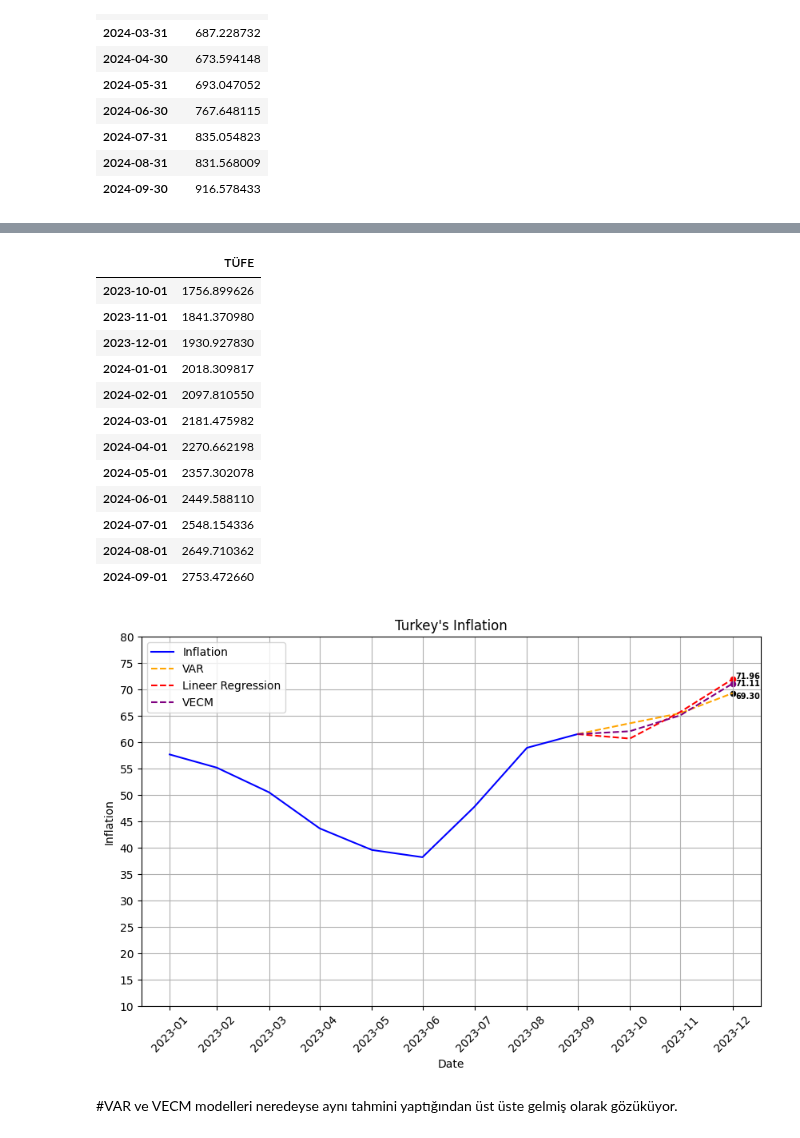
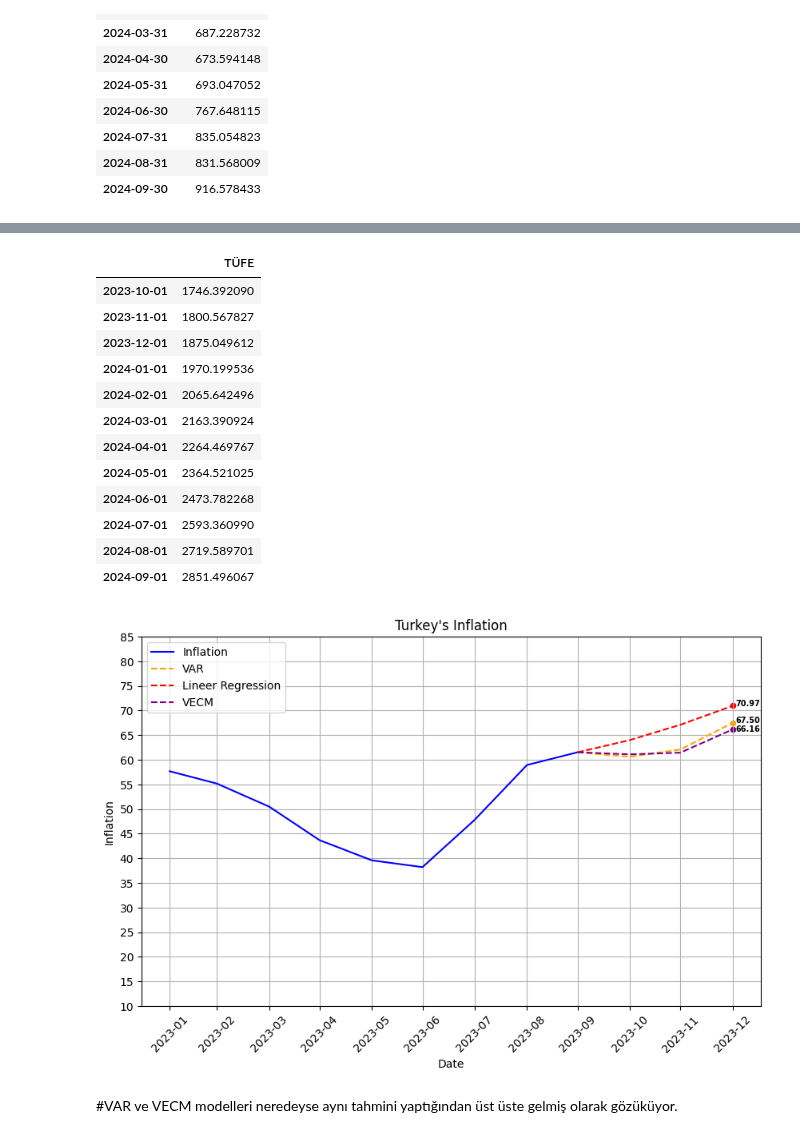
Before and after one commit to kaboya19/InflationForecast, a Jupyter notebook: InflationForecast.ipynb, the cells around one changed output, grey strips where cells are left out. Cells and saved outputs as stored; diff of their text form; code cells hidden in the pictures.

```diff
--- a/InflationForecast.ipynb
+++ b/InflationForecast.ipynb
@@ -977,14 +891,14 @@ from statsmodels.tsa.api import VAR
 
 # Tüm veriyi kullanarak VAR modelini eğit
 model = VAR(data)
-model_fitted = model.fit(maxlags=3)
+model_fitted = model.fit()
 
 # Gelecek 12 ayı tahmin et
 lag_order = model_fitted.k_ar
 forecast = model_fitted.forecast(data.values[-lag_order:], steps=12)
 
 # Tahmin sonuçlarını bir veri çerçevesine dök
-forecast_var = pd.DataFrame(forecast[:,6],columns=["TÜFE"])
+forecast_var = pd.DataFrame(forecast[:,7],columns=["TÜFE"])
 
 # Tahmin sonuçlarını yazdır
 forecast_var=forecast_var.set_index(pd.date_range('2023-10-01','2024-10-01' , freq='1M')-pd.offsets.MonthBegin(1))
@@ -998,15 +911,0 @@ plt.legend()
-# %%
-import numpy as np
-import pandas as pd
-import statsmodels.tsa.api as sm
-data=pd.DataFrame()
-dates=pd.date_range(start='2006-02-01', periods=212, freq='M')
-data["USD/TL"]=df6["USD/TL"]
-data["Para Arzı"]=money["Para Arzi"]
-data["Brent"]=df14["Brent"]
-data["Kredi"]=df3["Kredi"]
-data["Kredi Faizi"]=kfaiz["Kredi Faizi"]
-data["Parasal Sıkılaşma Endeksi"]=endeks
-data["TÜFE"]=df["CPI"]
-data=data.dropna(axis=0)
-data
@@ -1034,7 +919,7 @@ import matplotlib.pyplot as plt
 
 
 
-order_select = select_order(data, maxlags=3)
+order_select = select_order(data, maxlags=1)
 best_order = order_select.selected_orders
 
 # VECM modelini oluşturma ve eğitme
@@ -1045,27 +930,27 @@ model_fit = model.fit()
 predictions = model_fit.predict(steps=12)
 
 
-tahmin4=pd.DataFrame(predictions[:,6])
+tahmin4=pd.DataFrame(predictions[:,7])
 tahmin4.columns=["TÜFE"]
 dates=pd.date_range('2023-10-01','2024-10-01' , freq='1M')-pd.offsets.MonthBegin(1)
 tahmin4=tahmin4.set_index(dates)
 tahmin4
 # %% [output]
 |  | TÜFE |
-| 2023-10-01 | 1756.899626 |
-| 2023-11-01 | 1841.370980 |
-| 2023-12-01 | 1930.927830 |
-| 2024-01-01 | 2018.309817 |
-| 2024-02-01 | 2097.810550 |
-| 2024-03-01 | 2181.475982 |
-| 2024-04-01 | 2270.662198 |
-| 2024-05-01 | 2357.302078 |
-| 2024-06-01 | 2449.588110 |
-| 2024-07-01 | 2548.154336 |
-| 2024-08-01 | 2649.710362 |
-| 2024-09-01 | 2753.472660 |
+| 2023-10-01 | 1746.392090 |
+| 2023-11-01 | 1800.567827 |
+| 2023-12-01 | 1875.049612 |
+| 2024-01-01 | 1970.199536 |
+| 2024-02-01 | 2065.642496 |
+| 2024-03-01 | 2163.390924 |
+| 2024-04-01 | 2264.469767 |
+| 2024-05-01 | 2364.521025 |
+| 2024-06-01 | 2473.782268 |
+| 2024-07-01 | 2593.360990 |
+| 2024-08-01 | 2719.589701 |
+| 2024-09-01 | 2851.496067 |
 # %%
-dff=df["CPI"]
+dff=pd.concat([df["CPI"].head(212),tahmin1["TÜFE"]],axis=0)
 dff=pd.DataFrame(dff)
 dff.columns=["CPI"]
 
@@ -1148,36 +1033,36 @@ for i, v in enumerate(son_dort_veri):
     plt.scatter(son_dort_veri.index,son_dort_veri,color='red',s=20)
 
 
 for i, v in enumerate(son_dort_veri3):
     plt.annotate(f'{v:.2f}', (son_dort_veri3.index[i], v), xytext=(3, -2), textcoords='offset points', fontsize=7,
                  color='black', fontweight='bold')
     plt.scatter(son_dort_veri3.index,son_dort_veri3,color='purple',s=20)
 
 for i,v in enumerate(son_dort_veri4):
-    plt.annotate(f'{v:.2f}', (son_dort_veri4.index[i], v), xytext=(3, -5), textcoords='offset points', fontsize=7,
+    plt.annotate(f'{v:.2f}', (son_dort_veri4.index[i], v), xytext=(3, 0), textcoords='offset points', fontsize=7,
                  color='black', fontweight='bold')
-    plt.scatter(son_dort_veri4.index,son_dort_veri4,color='black',s=20)
+    plt.scatter(son_dort_veri4.index,son_dort_veri4,color='orange',s=20)
 
 
 
 #for i,v in enumerate(son_dort_veri6):
  #   plt.annotate(f'{v:.2f}', (son_dort_veri5.index[i], v), xytext=(3, -4), textcoords='offset points', fontsize=7,
   #               color='black', fontweight='bold')
    # plt.scatter(son_dort_veri6.index,son_dort_veri6,color='green',s=20)
 
 
 
 
 
 
 # Y ekseni etiketlerini ayarlama
 plt.yticks(y_ticks)
 plt.title("Turkey's Inflation")
 plt.legend()
 plt.grid(True)
 plt.show()
 # %% [output]
-[figure, old version]
+[figure, new version]
 # %% [markdown]
 #VAR ve VECM modelleri neredeyse aynı tahmini yaptığından üst üste gelmiş olarak gözüküyor.
 # %%
```
Also changed, not shown: parts of 41 cells of this notebook.
